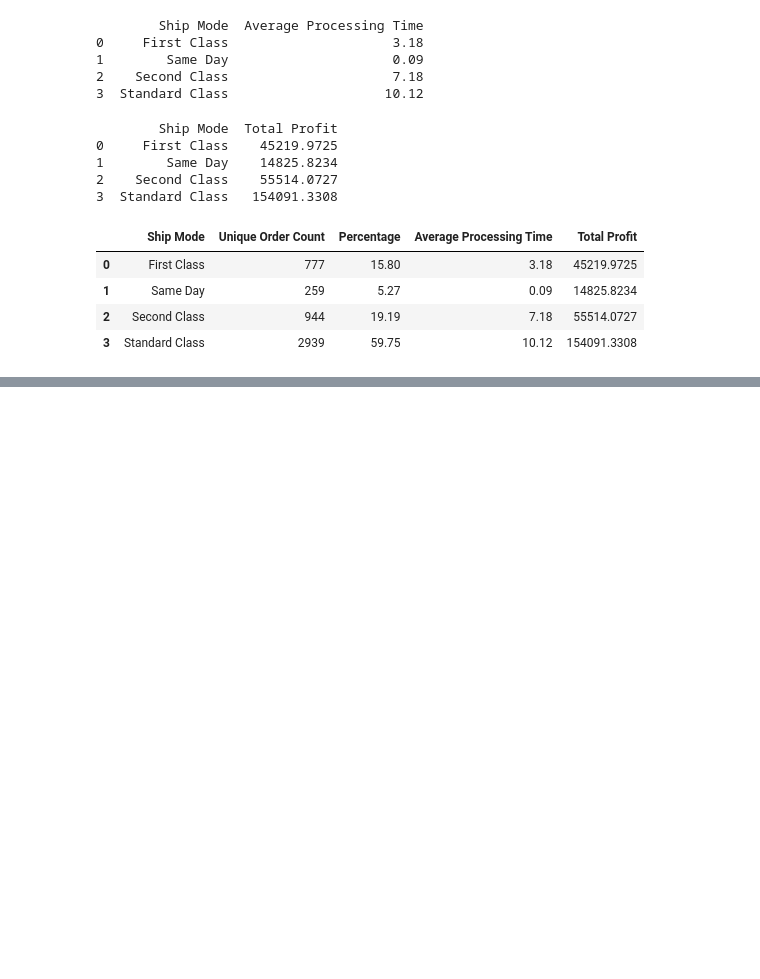
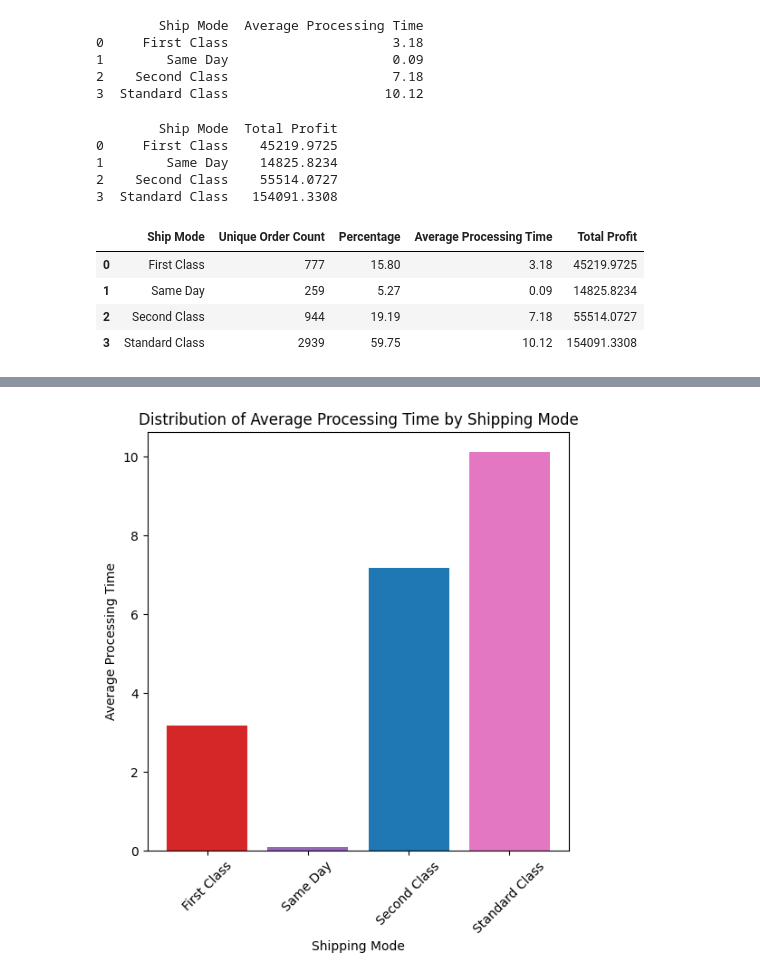
Before and after one commit to juanescdiaz/Group6_Assigment2_Retail, a Jupyter notebook: notebooks/retail_analysis.ipynb, the cells around one changed output, grey strips where cells are left out. Cells and saved outputs as stored; diff of their text form; code cells hidden in the pictures; blank space fills up the shorter version.

```diff
--- a/notebooks/retail_analysis.ipynb
+++ b/notebooks/retail_analysis.ipynb
@@ -273,0 +287,13 @@ report_table
+# %%
+#bar chart for the average processing time per shipping mode
+import matplotlib.pyplot as plt
+bar_colors = ['tab:red', 'tab:purple', 'tab:blue', 'tab:pink']
+plt.figure(figsize=(6, 6))
+plt.bar(report_table['Ship Mode'], report_table['Average Processing Time'], color=bar_colors)
+plt.xlabel('Shipping Mode')
+plt.ylabel('Average Processing Time')
+plt.title('Distribution of Average Processing Time by Shipping Mode')
+plt.xticks(rotation=45)
+plt.show()
+# %% [output]
+[figure, added]
```
Also changed, not shown: parts of 2 cells of this notebook.
